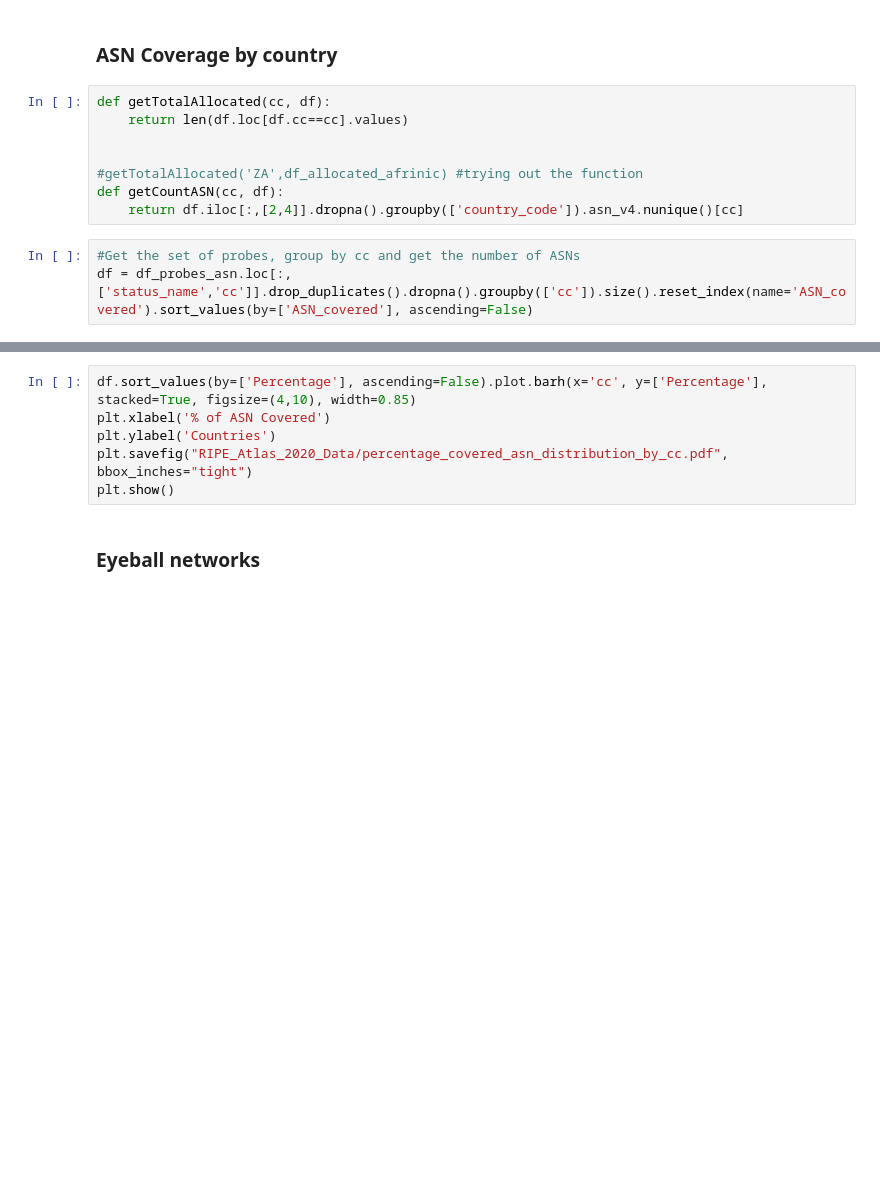
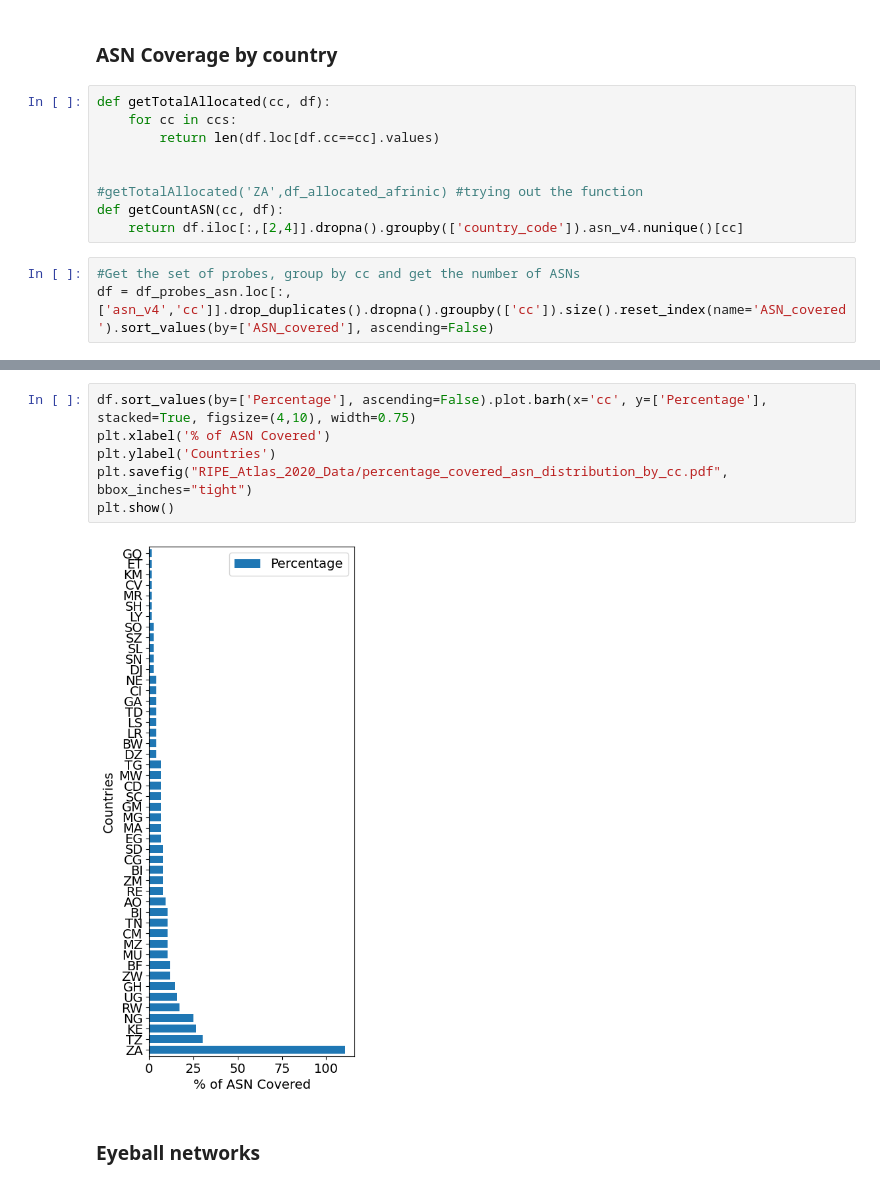
Before and after one commit to DieudonneIshmud/Africa_Probes_Analysis_2020, a Jupyter notebook: Ripe Atlas Analysis.ipynb, the cells around one changed output, grey strips where cells are left out. Saved outputs shown, nothing was run; the diff lists cells and outputs as text; blank space fills up the shorter version.

Commit message:
Graphs showinng correctly.
ASN Coverage by COuntry done. Eyeballs networks with data from APNIC needs a closer verification

```diff
--- a/Ripe Atlas Analysis.ipynb
+++ b/Ripe Atlas Analysis.ipynb
@@ -457,7 +458,8 @@ plt.show()
 ### ASN Coverage by country
 # %%
 def getTotalAllocated(cc, df):
-    return len(df.loc[df.cc==cc].values)
+    for cc in ccs:
+        return len(df.loc[df.cc==cc].values)
 
 
 #getTotalAllocated('ZA',df_allocated_afrinic) #trying out the function
@@ -465,7 +467,7 @@ def getCountASN(cc, df):
     return df.iloc[:,[2,4]].dropna().groupby(['country_code']).asn_v4.nunique()[cc]
 # %%
 #Get the set of probes, group by cc and get the number of ASNs
-df = df_probes_asn.loc[:,['status_name','cc']].drop_duplicates().dropna().groupby(['cc']).size().reset_index(name='ASN_covered').sort_values(by=['ASN_covered'], ascending=False)
+df = df_probes_asn.loc[:,['asn_v4','cc']].drop_duplicates().dropna().groupby(['cc']).size().reset_index(name='ASN_covered').sort_values(by=['ASN_covered'], ascending=False)
 # %%
 df['ASN_Allocated'] = df.apply(lambda x: getTotalAllocated(x['cc'], df_allocated_afrinic), axis=1)
 df['Percentage'] = df.apply(lambda x: 100*x['ASN_covered']/getTotalAllocated(x['cc'], df_allocated_afrinic), axis=1)
@@ -492,9 +491,11 @@ KeyError: "['ASN_Allocated'] not in index"
 # %%
-df.sort_values(by=['Percentage'], ascending=False).plot.barh(x='cc', y=['Percentage'], stacked=True, figsize=(4,10), width=0.85)
+df.sort_values(by=['Percentage'], ascending=False).plot.barh(x='cc', y=['Percentage'], stacked=True, figsize=(4,10), width=0.75)
 plt.xlabel('% of ASN Covered')
 plt.ylabel('Countries')
 plt.savefig("RIPE_Atlas_2020_Data/percentage_covered_asn_distribution_by_cc.pdf", bbox_inches="tight")
 plt.show()
+# %% [output]
+[figure, added]
 # %% [markdown]
 ### Eyeball networks
 # %% [markdown]
```
Also changed, not shown: parts of 7 cells of this notebook.
